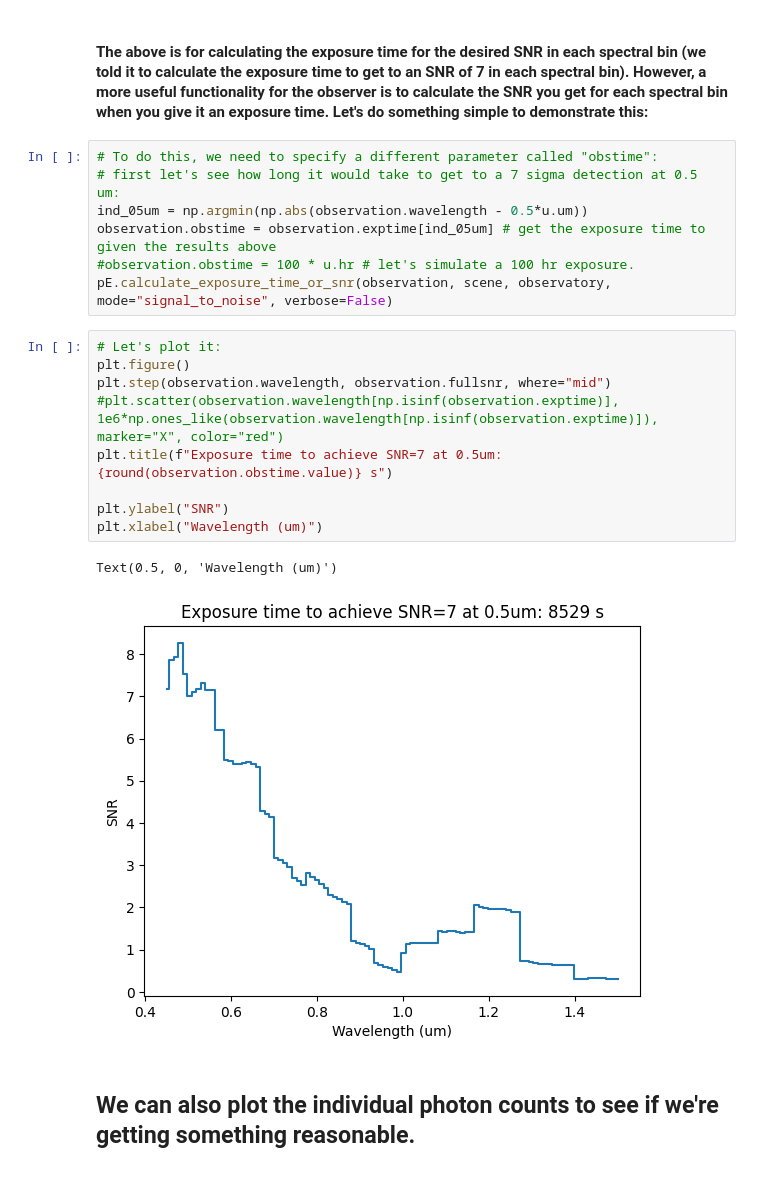
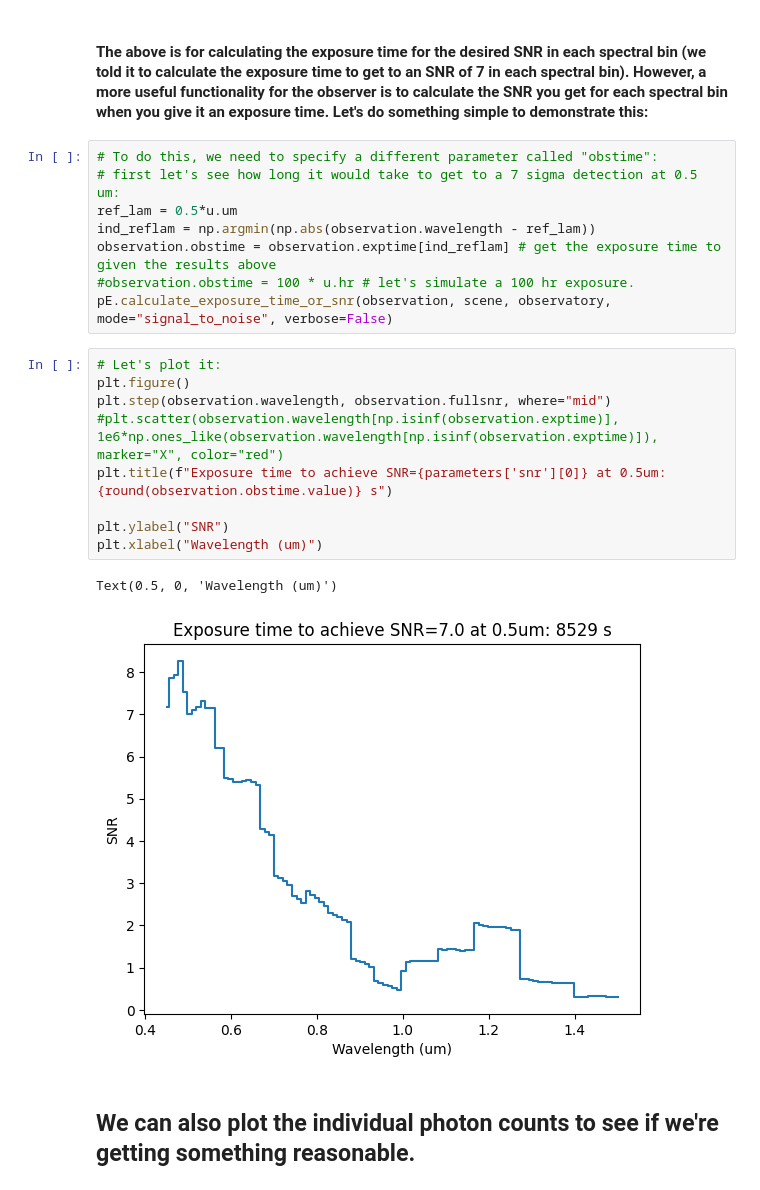
Before and after one commit to eleonoraalei/pyEDITH, a Jupyter notebook: tutorials/spectroscopy_tutorial.ipynb, the cells around one changed output. Saved outputs shown, nothing was run; the diff lists cells and outputs as text.

```diff
--- a/tutorials/spectroscopy_tutorial.ipynb
+++ b/tutorials/spectroscopy_tutorial.ipynb
@@ -331,22 +331,23 @@ Text(0.5, 0, 'Wavelength (um)')
 # %%
 # To do this, we need to specify a different parameter called "obstime":
 # first let's see how long it would take to get to a 7 sigma detection at 0.5 um:
-ind_05um = np.argmin(np.abs(observation.wavelength - 0.5*u.um))
-observation.obstime = observation.exptime[ind_05um] # get the exposure time to given the results above
+ref_lam = 0.5*u.um
+ind_reflam = np.argmin(np.abs(observation.wavelength - ref_lam))
+observation.obstime = observation.exptime[ind_reflam] # get the exposure time to given the results above
 #observation.obstime = 100 * u.hr # let's simulate a 100 hr exposure.
 pE.calculate_exposure_time_or_snr(observation, scene, observatory, mode="signal_to_noise", verbose=False)
 # %%
 # Let's plot it:
 plt.figure()
 plt.step(observation.wavelength, observation.fullsnr, where="mid")
 #plt.scatter(observation.wavelength[np.isinf(observation.exptime)], 1e6*np.ones_like(observation.wavelength[np.isinf(observation.exptime)]), marker="X", color="red")
-plt.title(f"Exposure time to achieve SNR=7 at 0.5um: {round(observation.obstime.value)} s")
+plt.title(f"Exposure time to achieve SNR={parameters['snr'][0]} at 0.5um: {round(observation.obstime.value)} s")
 
 plt.ylabel("SNR")
 plt.xlabel("Wavelength (um)")
 # %% [output]
 Text(0.5, 0, 'Wavelength (um)')
-[figure, old version]
+[figure, new version]
 # %% [markdown]
 ## We can also plot the individual photon counts to see if we're getting something reasonable.
 # %%
```
